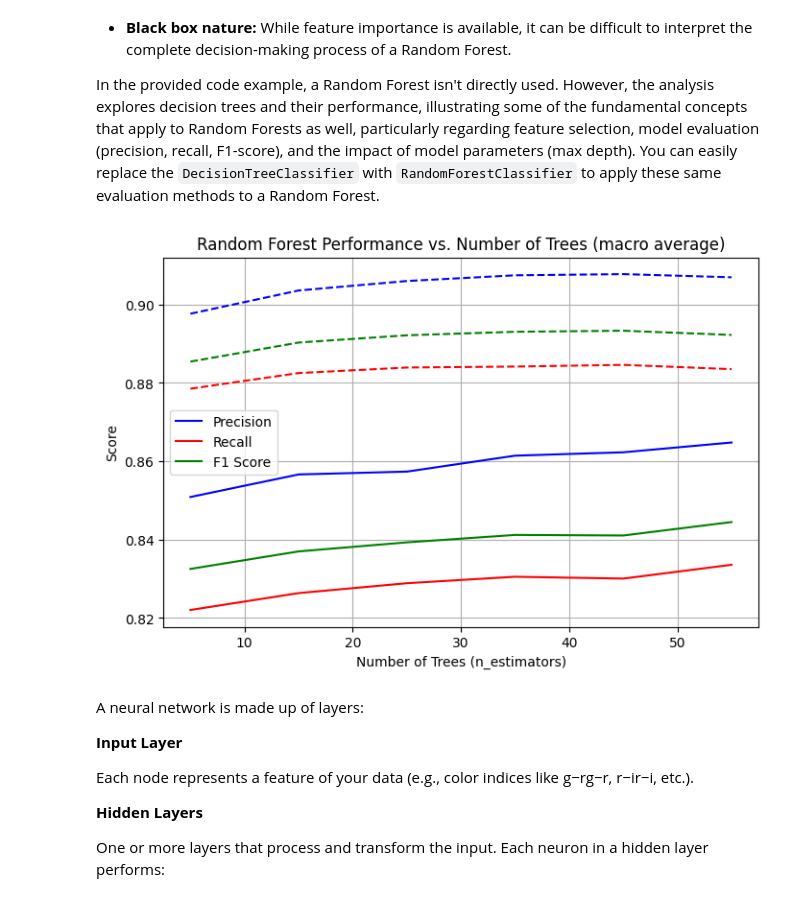
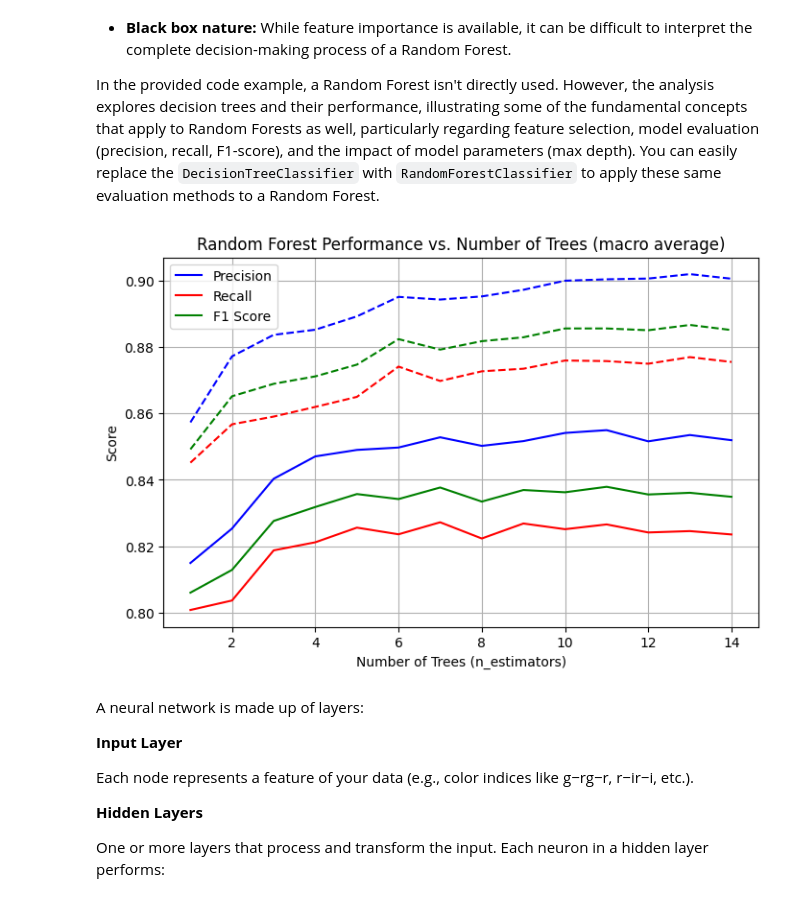
Before and after one commit to csabiu/KAML-2025, a Jupyter notebook: KAML_catalogues.ipynb, the cells around one changed output. Saved outputs shown, nothing was run; the diff lists cells and outputs as text; code cells hidden in the pictures.

```diff
--- a/KAML_catalogues.ipynb
+++ b/KAML_catalogues.ipynb
@@ -103,16 +123,16 @@ plt.show()
 # %%
 from sklearn.model_selection import train_test_split
 
-features = ["u", "g", "r", "i", "z", "u_g", "g_r", "r_i", "i_z"]  # Or your color indices
+features = ["u", "g", "r", "i", "z", "u_g", "g_r", "r_i", "i_z"]  # magnitudes and colors
 labels = "specClass"
 
 X = df_sdss[features].values
 y = df_sdss[labels].values
 
 X_train, X_test, y_train, y_test = train_test_split(X, y,
-                                                    test_size=0.2,
-                                                    random_state=42,
-                                                    stratify=y)
+                                                    test_size=0.2,   # use 20% of the data for testing
+                                                    random_state=42,)
+                                                    #stratify=y)
 
 print("Training inputs: ",X_train.shape)
 print("Training outputs: ",y_train.shape)
@@ -216,7 +254,7 @@ F1 ranges between 0 and 1, with 1 indicating perfect precision and recall.
 # %%
 from sklearn.metrics import precision_score, recall_score, f1_score
 
-max_depths = range(1, 21)  # Decision tree depths to try
+max_depths = range(1, 21, 1)  # Decision tree depths to try
 train_precision = []
 test_precision = []
 train_recall = []
@@ -320,7 +358,7 @@ Here's a breakdown of key aspects:
 In the provided code example, a Random Forest isn't directly used. However, the analysis explores decision trees and their performance, illustrating some of the fundamental concepts that apply to Random Forests as well, particularly regarding feature selection, model evaluation (precision, recall, F1-score), and the impact of model parameters (max depth).  You can easily replace the `DecisionTreeClassifier` with `RandomForestClassifier` to apply these same evaluation methods to a Random Forest.
 # %%
 # Choose a range of tree counts to test
-n_estimators_range = range(5, 60, 10)
+n_estimators_range = range(1, 15, 1)
 
 precisions = []
 recalls = []
@@ -339,34 +377,34 @@ for n in n_estimators_range:
         random_state=42)
     clf.fit(X_train, y_train)
     y_pred = clf.predict(X_test)
     y_pred_train = clf.predict(X_train)
 
     precisions.append(precision_score(y_test, y_pred, average=average_type))
     recalls.append(recall_score(y_test, y_pred, average=average_type))
     f1_scores.append(f1_score(y_test, y_pred, average=average_type))
 
     precisions_train.append(precision_score(y_train, y_pred_train, average=average_type))
     recalls_train.append(recall_score(y_train, y_pred_train, average=average_type))
     f1_scores_train.append(f1_score(y_train, y_pred_train, average=average_type))
 
 # Plotting
 plt.figure(figsize=(8, 5))
 plt.plot(n_estimators_range, precisions, label='Precision',color='b')
 plt.plot(n_estimators_range, recalls, label='Recall',color='r')
 plt.plot(n_estimators_range, f1_scores, label='F1 Score',color='g')
 
 plt.plot(n_estimators_range, precisions_train,ls='--',color='b')
 plt.plot(n_estimators_range, recalls_train,ls='--',color='r')
 plt.plot(n_estimators_range, f1_scores_train,ls='--',color='g')
 
 plt.xlabel('Number of Trees (n_estimators)')
 plt.ylabel('Score')
 plt.title(f'Random Forest Performance vs. Number of Trees ({average_type} average)')
 plt.legend()
 plt.grid(True)
 plt.show()
 # %% [output]
-[figure, old version]
+[figure, new version]
 # %% [markdown]
 A neural network is made up of layers:
 
```
Also changed, not shown: parts of 17 cells of this notebook.
